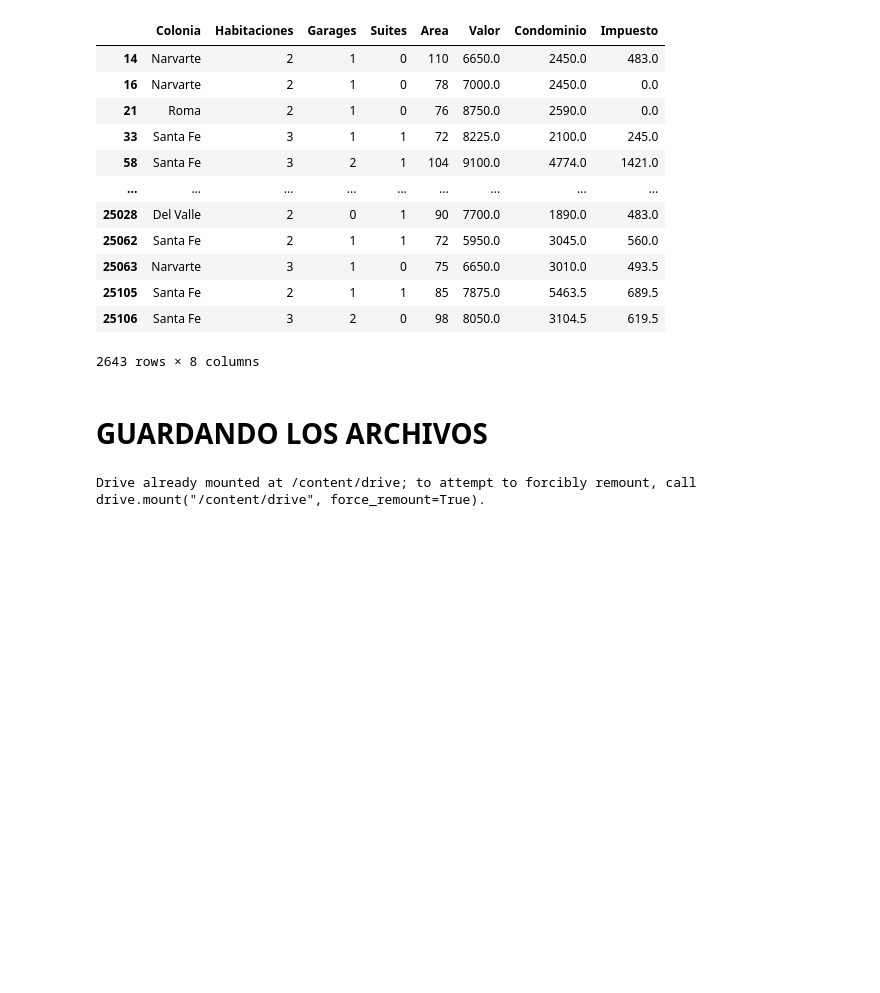
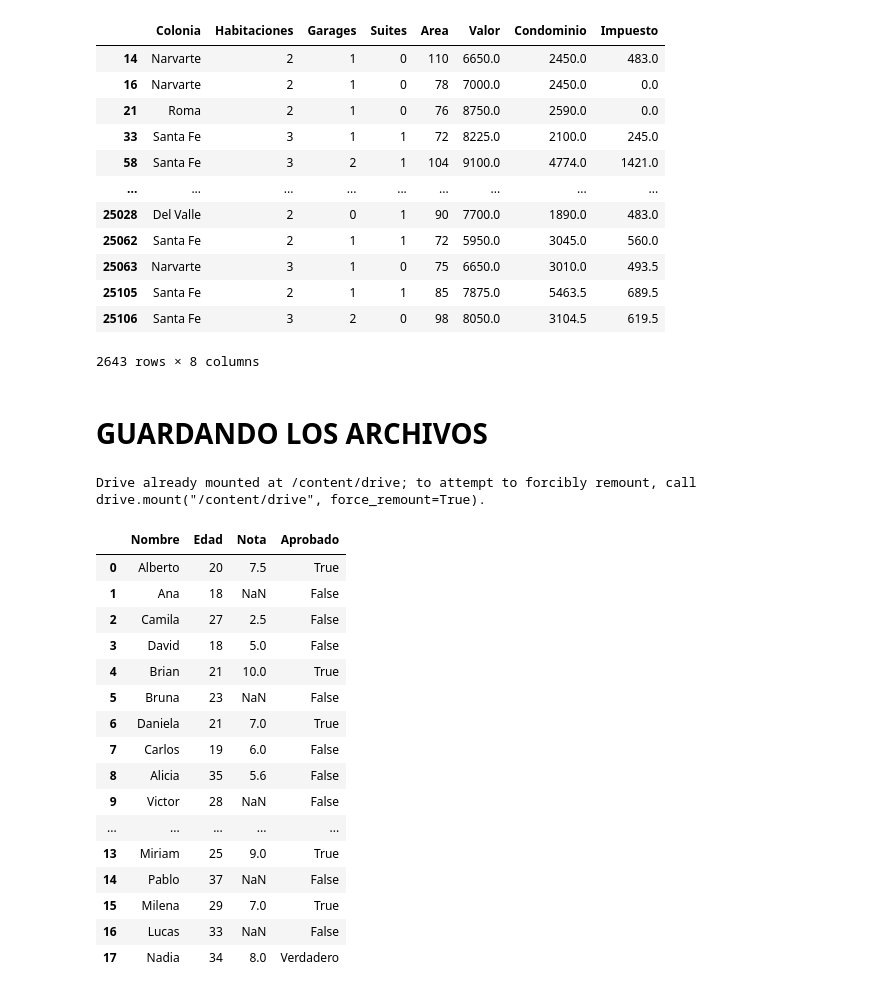
Before and after one commit to cadv1984/portafolio, a Jupyter notebook: inmuebles_cdmx.ipynb, the cells around one changed output. Drawn from its saved outputs; the diff is of its cells as text; code cells hidden in the pictures; blank space fills up the shorter version.

```diff
--- a/inmuebles_cdmx.ipynb
+++ b/inmuebles_cdmx.ipynb
@@ -980,3 +981,49 @@ Drive already mounted at /content/drive; to attempt to forcibly remount, call dr
 dffinal.to_csv('/content/drive/MyDrive/inmuebles_ml2.csv', index=False,sep=';')
 # %%
 filtrar.to_csv('/content/drive/MyDrive/inmuebles_ml3.csv', index=False,sep=';')
+# %%
+'''
+Para practicar los métodos aprendidos a lo largo de esta lección y aprender nuevos, realizaremos algunos tratamientos y selecciones utilizando un archivo CSV diferente: alumnos.csv.
+
+Este archivo es el mismo que se utilizó para resolver los desafíos de la lección 1 y contiene datos de estudiantes de un curso superior.
+
+Basándonos en esto, resolvamos los problemas propuestos a continuación utilizando los conocimientos adquiridos hasta ahora.
+
+Verifica si la base de datos contiene datos nulos y, en caso de tenerlos, realiza el tratamiento de estos datos nulos de la manera que consideres más coherente con la situación.
+
+Los estudiantes "Alicia" y "Carlos" ya no forman parte del grupo. Por lo tanto, elimínalos de la base de datos.
+
+Aplica un filtro que seleccione solo a los estudiantes que fueron aprobados.
+
+Guarda el DataFrame que contiene solo a los estudiantes aprobados en un archivo CSV llamado "alumnos_aprobados.csv".
+
+Extra: Al revisar las calificaciones de los estudiantes aprobados, notamos que algunas calificaciones eran incorrectas. Las estudiantes que obtuvieron una calificación de 7.0, en realidad tenían un punto extra que no se contabilizó. Por lo tanto, reemplaza las calificaciones de 7.0 en la base de datos por 8.0. Consejo: busca el método replace.
+
+Si necesitas ayuda, en la sección "Opinión del Instructor" puedes encontrar algunas formas de resolver los desafíos propuestos anteriormente.
+
+'''
+import pandas as npf
+
+url = 'https://gist.githubusercontent.com/ahcamachod/807a2c1cf6c19108b2b701ea1791ab45/raw/fb84f8b2d8917a89de26679eccdbc8f9c1d2e933/alumnos.csv'
+
+dat = npf.read_csv(url,sep=',')
+
+dat
+# %% [output]
+|  | Nombre | Edad | Nota | Aprobado |
+| 0 | Alberto | 20 | 7.5 | True |
+| 1 | Ana | 18 | NaN | False |
+| 2 | Camila | 27 | 2.5 | False |
+| 3 | David | 18 | 5.0 | False |
+| 4 | Brian | 21 | 10.0 | True |
+| 5 | Bruna | 23 | NaN | False |
+| 6 | Daniela | 21 | 7.0 | True |
+| 7 | Carlos | 19 | 6.0 | False |
+| 8 | Alicia | 35 | 5.6 | False |
+| 9 | Victor | 28 | NaN | False |
+| ... | ... | ... | ... | ... |
+| 13 | Miriam | 25 | 9.0 | True |
+| 14 | Pablo | 37 | NaN | False |
+| 15 | Milena | 29 | 7.0 | True |
+| 16 | Lucas | 33 | NaN | False |
+| 17 | Nadia | 34 | 8.0 | Verdadero |
```
Also changed, not shown: parts of 7 cells of this notebook.
